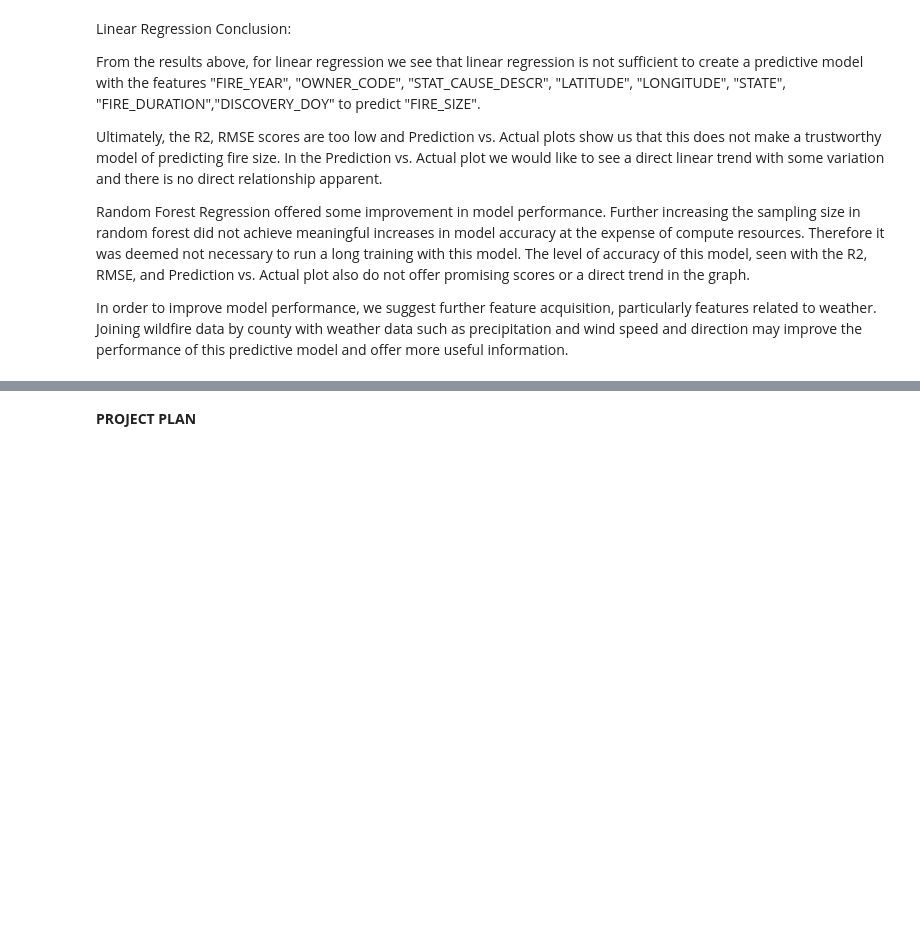
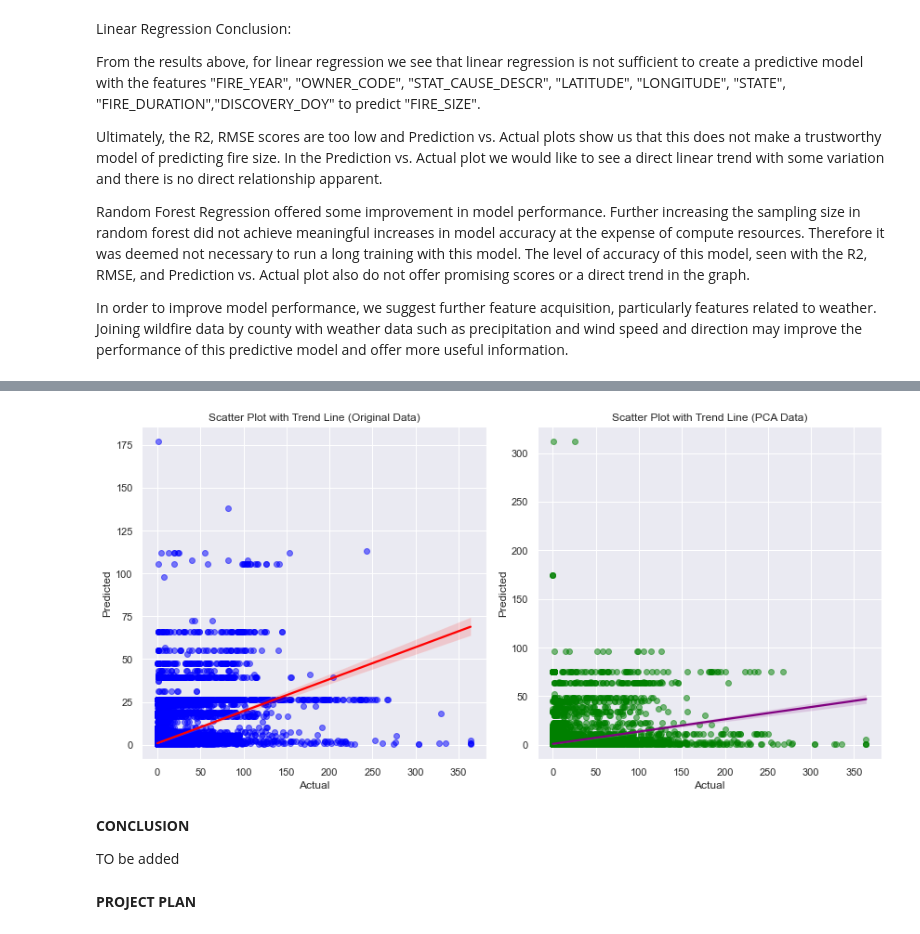
Before and after one commit to connormccoll/fire-scope, a Jupyter notebook: fireScope.ipynb, the cells around one changed output, grey strips where cells are left out. Drawn from its saved outputs; the diff is of its cells as text; code cells hidden in the pictures; blank space fills up the shorter version.

```diff
--- a/fireScope.ipynb
+++ b/fireScope.ipynb
@@ -609,3 +679,27 @@ plt.show()
+# %%
+# Scatter plot with trend line for original data
+plt.figure(figsize=(12, 6))
+plt.subplot(1, 2, 1)
+sns.regplot(x=y_test, y=y_pred_original, scatter_kws={'alpha':0.5, 'color':'blue'}, line_kws={'color':'red'})
+plt.xlabel('Actual')
+plt.ylabel('Predicted')
+plt.title('Scatter Plot with Trend Line (Original Data)')
+
+# Scatter plot with trend line for PCA data
+plt.subplot(1, 2, 2)
+sns.regplot(x=y_test, y=y_pred_pca, scatter_kws={'alpha':0.5, 'color':'green'}, line_kws={'color':'purple'})
+plt.xlabel('Actual')
+plt.ylabel('Predicted')
+plt.title('Scatter Plot with Trend Line (PCA Data)')
+
+plt.tight_layout()
+plt.show()
+# %% [output]
+[figure, added]
+# %% [markdown]
+**CONCLUSION**
+
+TO be added
 # %% [markdown]
 **PROJECT PLAN**
 # %% [markdown]
```
Also changed, not shown: parts of 20 cells of this notebook.
